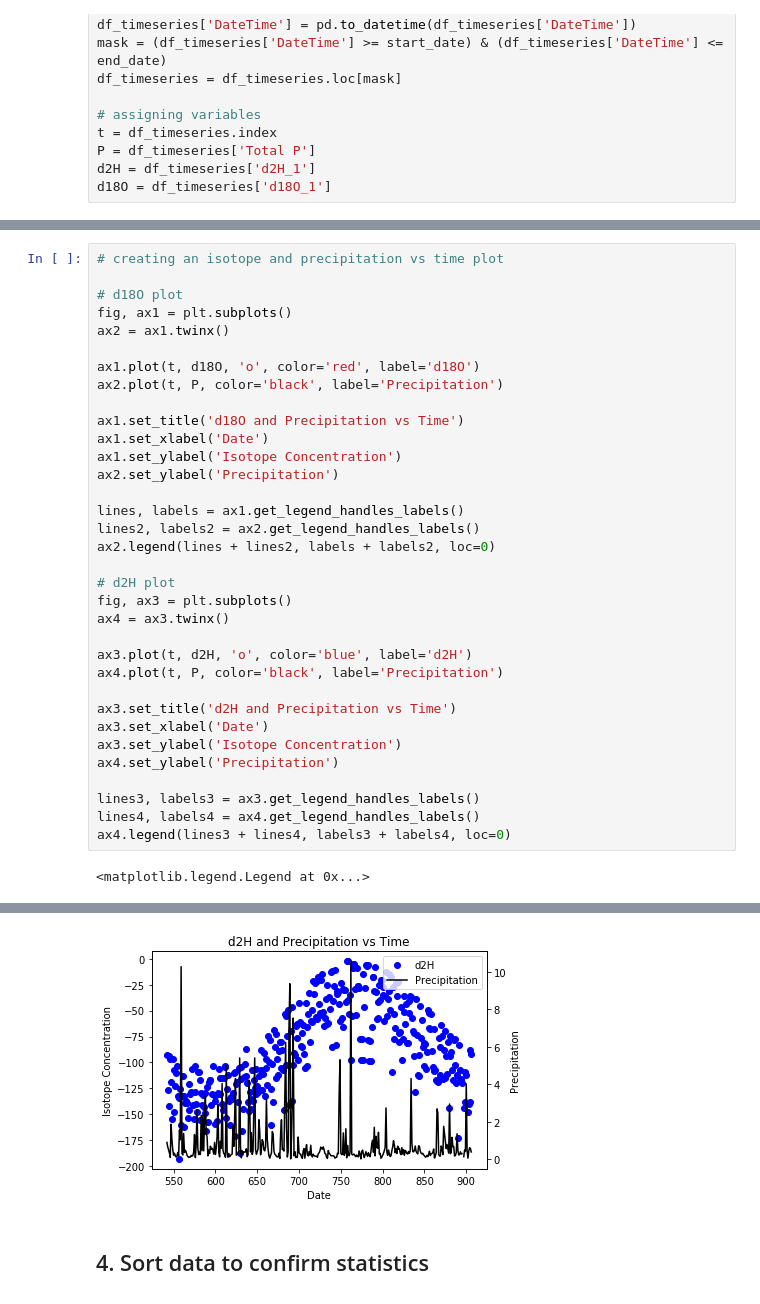
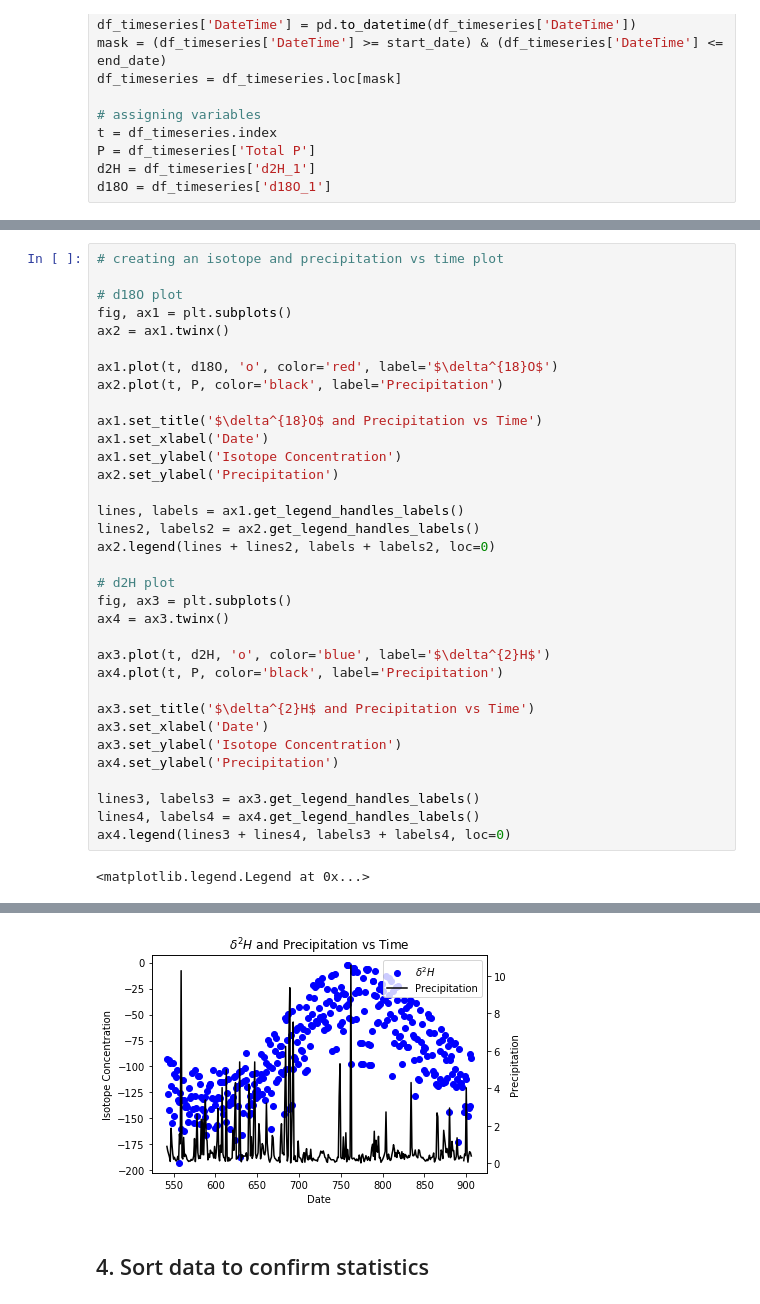
Before and after one commit to cfinkenbiner/Temporal_Downscaling_NEON_Pisotopes, a Jupyter notebook: Code_Main.ipynb, the cells around one changed output, grey strips where cells are left out. Saved outputs shown, nothing was run; the diff lists cells and outputs as text.

```diff
--- a/Code_Main.ipynb
+++ b/Code_Main.ipynb
@@ -312,10 +312,10 @@ plt.legend(loc="lower right")
 fig, ax1 = plt.subplots()
 ax2 = ax1.twinx()
 
-ax1.plot(t, d18O, 'o', color='red', label='d18O')
+ax1.plot(t, d18O, 'o', color='red', label='$\delta^{18}O$')
 ax2.plot(t, P, color='black', label='Precipitation')
 
-ax1.set_title('d18O and Precipitation vs Time')
+ax1.set_title('$\delta^{18}O$ and Precipitation vs Time')
 ax1.set_xlabel('Date')
 ax1.set_ylabel('Isotope Concentration')
 ax2.set_ylabel('Precipitation')
@@ -328,10 +328,10 @@ ax2.legend(lines + lines2, labels + labels2, loc=0)
 fig, ax3 = plt.subplots()
 ax4 = ax3.twinx()
 
-ax3.plot(t, d2H, 'o', color='blue', label='d2H')
+ax3.plot(t, d2H, 'o', color='blue', label='$\delta^{2}H$')
 ax4.plot(t, P, color='black', label='Precipitation')
 
-ax3.set_title('d2H and Precipitation vs Time')
+ax3.set_title('$\delta^{2}H$ and Precipitation vs Time')
 ax3.set_xlabel('Date')
 ax3.set_ylabel('Isotope Concentration')
 ax4.set_ylabel('Precipitation')
@@ -345,4 +345,4 @@ ax4.legend(lines3 + lines4, labels3 + labels4, loc=0)
-[figure, old version]
+[figure, new version]
 # %% [markdown]
 ## 4. Sort data to confirm statistics
 # %%
```
Also changed, not shown: parts of 4 cells of this notebook.
